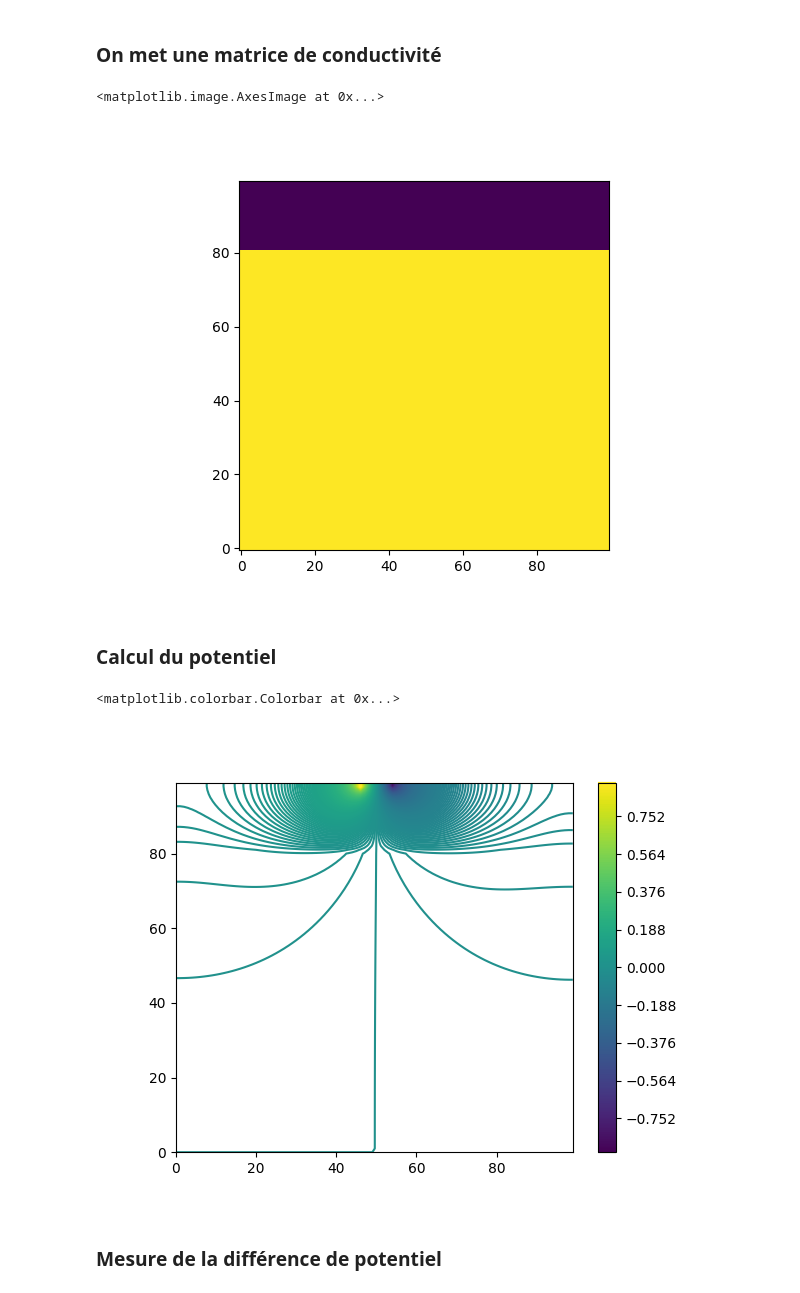
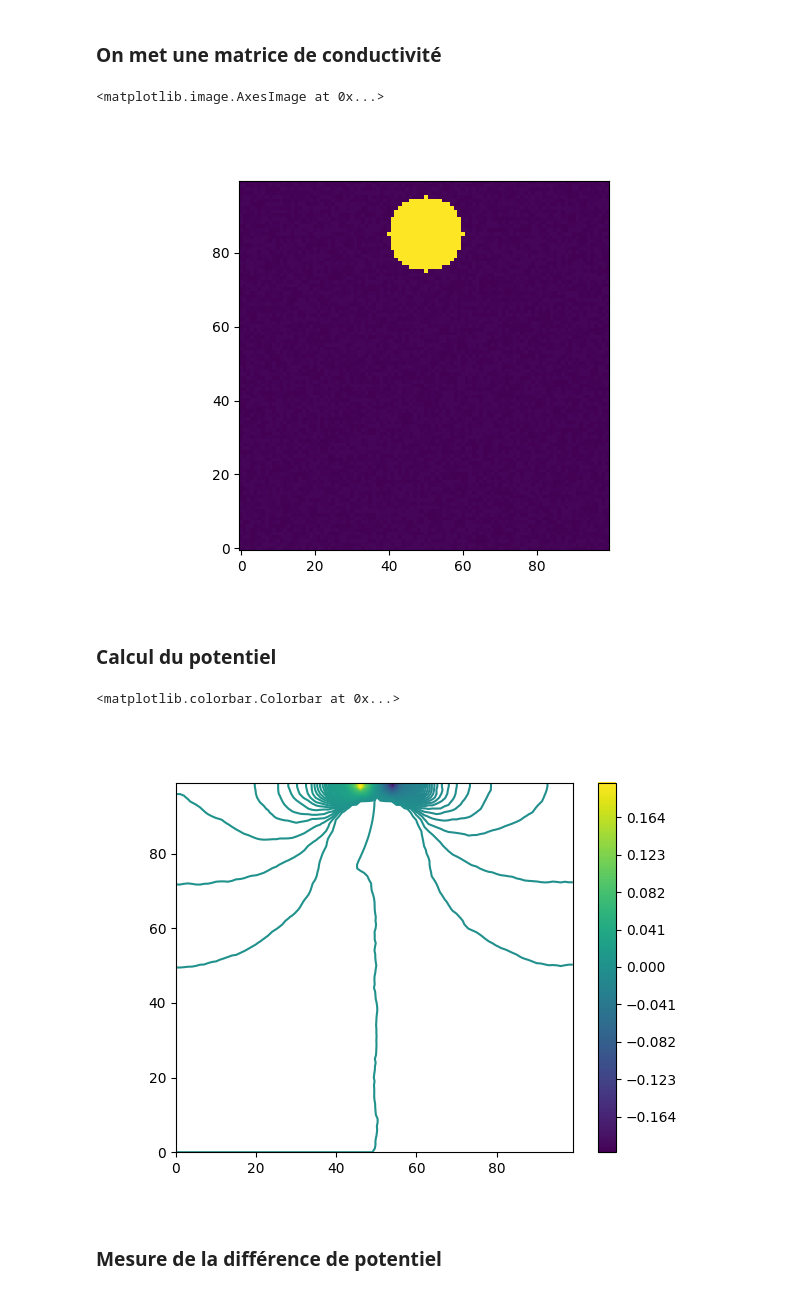
Before and after one commit to AlexandreChevrette/ProjetFinal_PhysiqueNumerique, a Jupyter notebook: Projet_physnum.ipynb, the cells around one changed output. Saved outputs shown, nothing was run; the diff lists cells and outputs as text; code cells hidden in the pictures.

```diff
--- a/Projet_physnum.ipynb
+++ b/Projet_physnum.ipynb
@@ -28,21 +28,27 @@ N = (98, 52)
 # %% [markdown]
 ### On met une matrice de conductivité
 # %%
-sigma_init = np.ones((dim, dim))#np.random.uniform(low=1, high=10, size=(dim, dim))
-sigma_init[: 81, dim//2 - 50: dim//2 + 50] = 10
+sigma_init = np.random.uniform(low=1, high=10, size=(dim, dim)) # np.ones((dim, dim))#
+
+xx, yy = np.meshgrid(np.arange(dim), np.arange(dim), indexing='ij')
+
+sigma_init[(xx-85)**2 + (yy-50)**2 <= 10**2] = 500
+
+
+# sigma_init[: 81, dim//2 - 50: dim//2 + 50] = 100
 pot_init = np.zeros((dim, dim))
 
 courant_init = np.zeros((dim, dim))
 courant_init[A[0]:dim, A[1]] = I
 courant_init[B[0]:dim, B[1]] = -I
 
 plt.figure()
 plt.imshow(sigma_init, origin='lower')
 
 # plt.imshow(courant_init, origin='lower')
 # %% [output]
 <matplotlib.image.AxesImage at 0x...>
-[figure, old version]
+[figure, new version]
 # %% [markdown]
 ### Calcul du potentiel
 # %%
@@ -113,7 +119,7 @@ plt.contour(Voltage, levels=500)
 plt.colorbar()
 # %% [output]
 <matplotlib.colorbar.Colorbar at 0x...>
-[figure, old version]
+[figure, new version]
 # %% [markdown]
 ### Mesure de la différence de potentiel
 # %%
```
Also changed, not shown: parts of 5 cells of this notebook.
